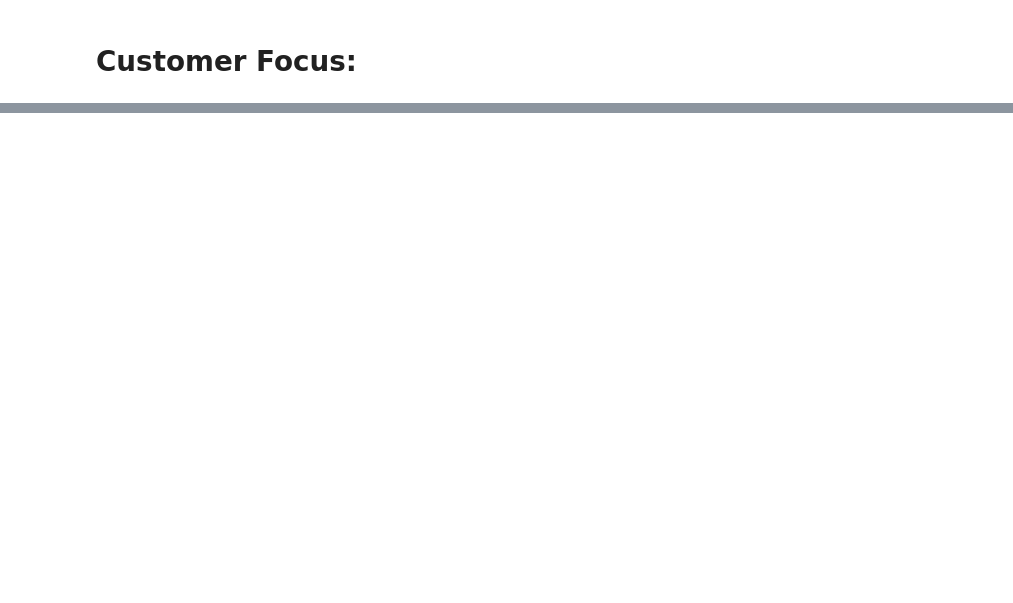
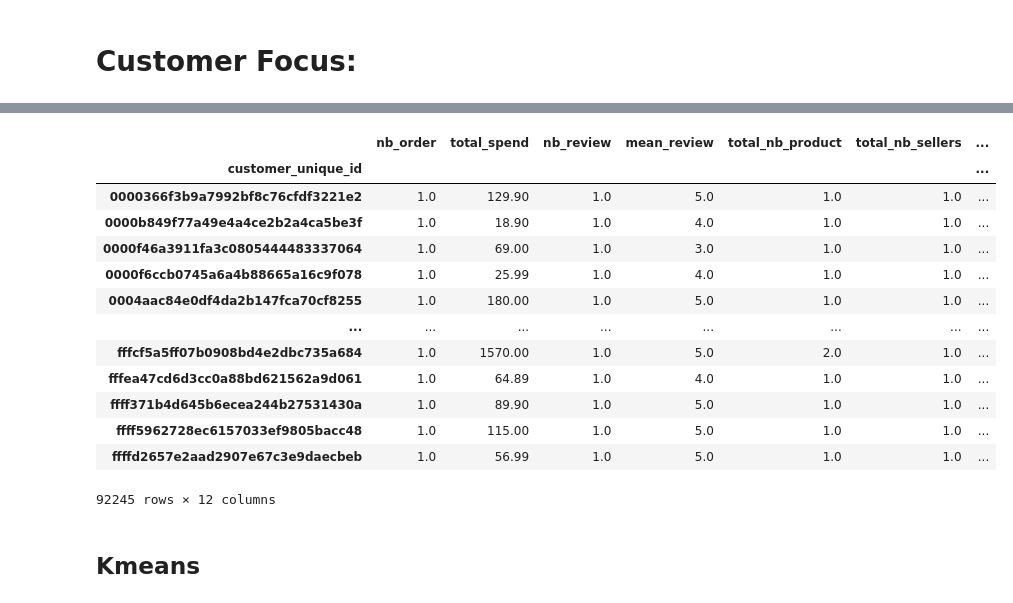
Before and after one commit to MaximeAlt/Brazilia, a Jupyter notebook: exploration.ipynb, the cells around one changed output, grey strips where cells are left out. Saved outputs shown, nothing was run; the diff lists cells and outputs as text; code cells hidden in the pictures; blank space fills up the shorter version.

```diff
--- a/exploration.ipynb
+++ b/exploration.ipynb
@@ -522,0 +694,23 @@ print(cluster_analysis)
+# %%
+def clean_dataset(df):
+    assert isinstance(df, pd.DataFrame), "df needs to be a pd.DataFrame"
+    df.dropna(inplace=True)
+    indices_to_keep = ~df.isin([np.nan, np.inf, -np.inf]).any(1)
+    return df[indices_to_keep].astype(np.float64)
+# %%
+clean_dataset(rd_test1)
+# %% [output]
+|  | nb_order | total_spend | nb_review | mean_review | total_nb_product | total_nb_sellers | ... |
+| customer_unique_id |  |  |  |  |  |  | ... |
+| 0000366f3b9a7992bf8c76cfdf3221e2 | 1.0 | 129.90 | 1.0 | 5.0 | 1.0 | 1.0 | ... |
+| 0000b849f77a49e4a4ce2b2a4ca5be3f | 1.0 | 18.90 | 1.0 | 4.0 | 1.0 | 1.0 | ... |
+| 0000f46a3911fa3c0805444483337064 | 1.0 | 69.00 | 1.0 | 3.0 | 1.0 | 1.0 | ... |
+| 0000f6ccb0745a6a4b88665a16c9f078 | 1.0 | 25.99 | 1.0 | 4.0 | 1.0 | 1.0 | ... |
+| 0004aac84e0df4da2b147fca70cf8255 | 1.0 | 180.00 | 1.0 | 5.0 | 1.0 | 1.0 | ... |
+| ... | ... | ... | ... | ... | ... | ... | ... |
+| fffcf5a5ff07b0908bd4e2dbc735a684 | 1.0 | 1570.00 | 1.0 | 5.0 | 2.0 | 1.0 | ... |
+| fffea47cd6d3cc0a88bd621562a9d061 | 1.0 | 64.89 | 1.0 | 4.0 | 1.0 | 1.0 | ... |
+| ffff371b4d645b6ecea244b27531430a | 1.0 | 89.90 | 1.0 | 5.0 | 1.0 | 1.0 | ... |
+| ffff5962728ec6157033ef9805bacc48 | 1.0 | 115.00 | 1.0 | 5.0 | 1.0 | 1.0 | ... |
+| ffffd2657e2aad2907e67c3e9daecbeb | 1.0 | 56.99 | 1.0 | 5.0 | 1.0 | 1.0 | ... |
+92245 rows × 12 columns
@@ -522,0 +721,2 @@ print(cluster_analysis)
+# %% [markdown]
+## Kmeans
```
Also changed, not shown: parts of 46 cells of this notebook, 4 other files.
